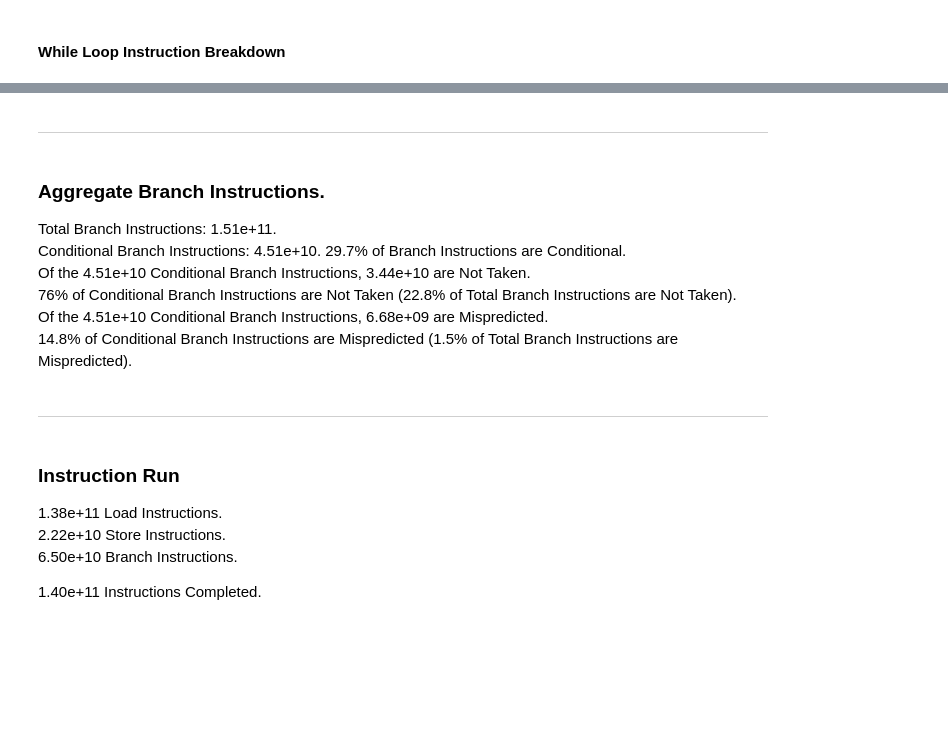
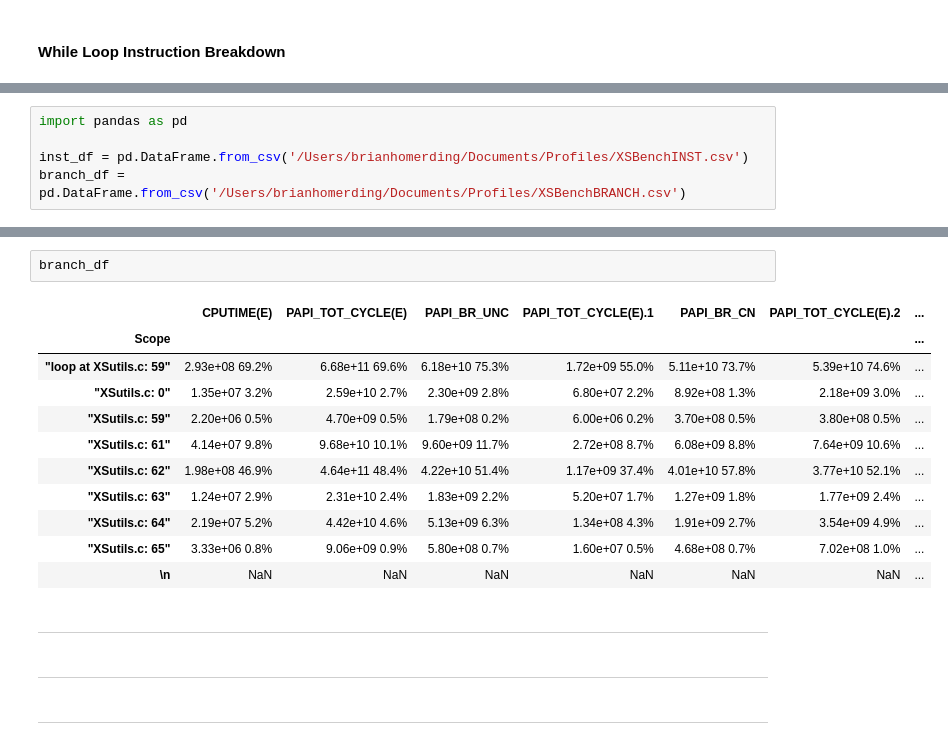
Before and after one commit to tomuram/Proxy-App-Profiles-1, a Jupyter notebook: XSBench.ipynb, the cells around one changed output, grey strips where cells are left out. Cells and saved outputs as stored; diff of their text form; blank space fills up the shorter version.

```diff
--- a/XSBench.ipynb
+++ b/XSBench.ipynb
@@ -46,0 +49,5 @@ plt.show()
+# %%
+import pandas as pd
+
+inst_df = pd.DataFrame.from_csv('/Users/brianhomerding/Documents/Profiles/XSBenchINST.csv')
+branch_df = pd.DataFrame.from_csv('/Users/brianhomerding/Documents/Profiles/XSBenchBRANCH.csv')
@@ -47,20 +68,20 @@ plt.show()
+# %%
+branch_df
+# %% [output]
+|  | CPUTIME(E) | PAPI_TOT_CYCLE(E) | PAPI_BR_UNC | PAPI_TOT_CYCLE(E).1 | PAPI_BR_CN | PAPI_TOT_CYCLE(E).2 | ... |
+| Scope |  |  |  |  |  |  | ... |
+| "loop at XSutils.c: 59" | 2.93e+08 69.2% | 6.68e+11 69.6% | 6.18e+10 75.3% | 1.72e+09 55.0% | 5.11e+10 73.7% | 5.39e+10 74.6% | ... |
+| "XSutils.c: 0" | 1.35e+07 3.2% | 2.59e+10 2.7% | 2.30e+09 2.8% | 6.80e+07 2.2% | 8.92e+08 1.3% | 2.18e+09 3.0% | ... |
+| "XSutils.c: 59" | 2.20e+06 0.5% | 4.70e+09 0.5% | 1.79e+08 0.2% | 6.00e+06 0.2% | 3.70e+08 0.5% | 3.80e+08 0.5% | ... |
+| "XSutils.c: 61" | 4.14e+07 9.8% | 9.68e+10 10.1% | 9.60e+09 11.7% | 2.72e+08 8.7% | 6.08e+09 8.8% | 7.64e+09 10.6% | ... |
+| "XSutils.c: 62" | 1.98e+08 46.9% | 4.64e+11 48.4% | 4.22e+10 51.4% | 1.17e+09 37.4% | 4.01e+10 57.8% | 3.77e+10 52.1% | ... |
+| "XSutils.c: 63" | 1.24e+07 2.9% | 2.31e+10 2.4% | 1.83e+09 2.2% | 5.20e+07 1.7% | 1.27e+09 1.8% | 1.77e+09 2.4% | ... |
+| "XSutils.c: 64" | 2.19e+07 5.2% | 4.42e+10 4.6% | 5.13e+09 6.3% | 1.34e+08 4.3% | 1.91e+09 2.7% | 3.54e+09 4.9% | ... |
+| "XSutils.c: 65" | 3.33e+06 0.8% | 9.06e+09 0.9% | 5.80e+08 0.7% | 1.60e+07 0.5% | 4.68e+08 0.7% | 7.02e+08 1.0% | ... |
+| \n | NaN | NaN | NaN | NaN | NaN | NaN | ... |
 # %% [markdown]
 ---
-# %% [markdown]
-### Aggregate Branch Instructions.
-Total Branch Instructions: 1.51e+11.
-Conditional Branch Instructions: 4.51e+10.
-29.7% of Branch Instructions are Conditional.
-Of the 4.51e+10 Conditional Branch Instructions, 3.44e+10 are Not Taken.
-76% of Conditional Branch Instructions are Not Taken (22.8% of Total Branch Instructions are Not Taken).
-Of the 4.51e+10 Conditional Branch Instructions, 6.68e+09 are Mispredicted.
-14.8% of Conditional Branch Instructions are Mispredicted (1.5% of Total Branch Instructions are Mispredicted).
 # %% [markdown]
 ---
-# %% [markdown]
-### Instruction Run
-1.38e+11 Load Instructions.
-2.22e+10 Store Instructions.
-6.50e+10 Branch Instructions.
-
-1.40e+11 Instructions Completed.
+# %% [markdown]
+---
```
Also changed, not shown: parts of 4 cells of this notebook.
